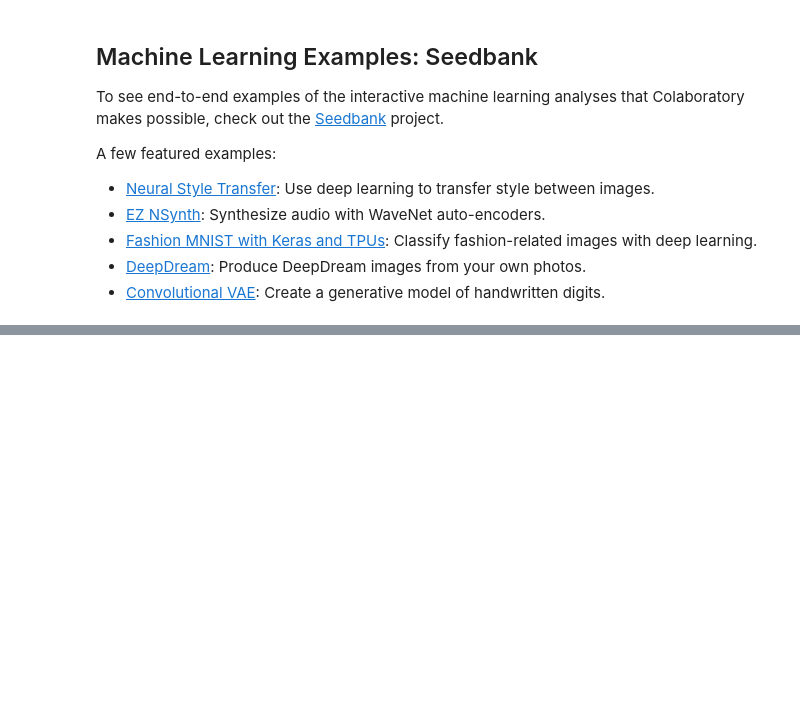
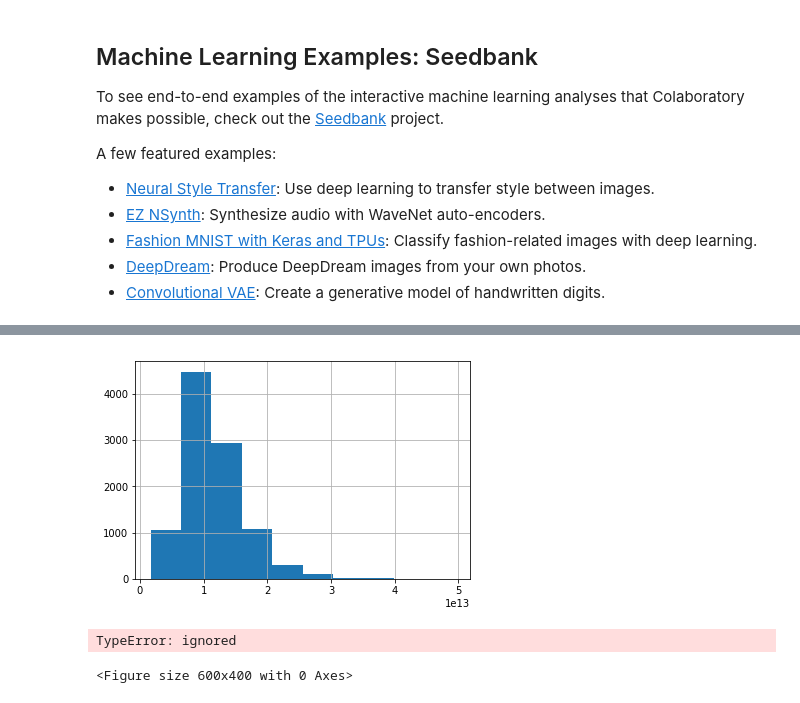
Before and after one commit to Toshi2013/HelloGit, a Jupyter notebook: Welcome_To_Colaboratory.ipynb, the cells around one changed output, grey strips where cells are left out. Drawn from its saved outputs; the diff is of its cells as text; code cells hidden in the pictures; blank space fills up the shorter version.

```diff
--- a/Welcome_To_Colaboratory.ipynb
+++ b/Welcome_To_Colaboratory.ipynb
@@ -158,0 +143,47 @@ A few featured examples:
+# %%
+# LogNormal distribution
+# np.random.normal(mean,SD,sample number)
+lz= np.random.lognormal(30,0.4,10000)
+plt.hist(lz)
+plt.grid(True)
+# %% [output]
+[figure, added]
+# %%
+import scipy.stats as st
+from scipy.stats import multivariate_normal
+from mpl_toolkits.mplot3d import Axes3D
+
+# Data setting
+x, y = np.mgrid[10:100:2, 10:100:2]
+
+pos = np.empty(x.shape +(2, ))
+
+pos[:, :, 0] =x
+pos[:, :, 0] =y
+
+
+#multi normal distribution
+# mean and covariance
+#
+
+rv = multivariate_normal([50,50], [[100,0], [0,100]])
+
+z = rv.pdf(pos)
+
+#graphic part
+
+fog = plt.figure(dpi=100)
+
+ax =Axes3D
+ax.plot_wireframe(x, y, z)
+
+#rabel setting
+ax.set_xlabel('x')
+ax.set_ylabel('y')
+ax.set_zlabel('f(x,y)')
+
+
+ax.ticklabel_format(style ='sci', axis ='z', scilimits =(0,0))
+# %% [output]
+TypeError: ignored
+<Figure size 600x400 with 0 Axes>
```
Also changed, not shown: parts of 5 cells of this notebook.
